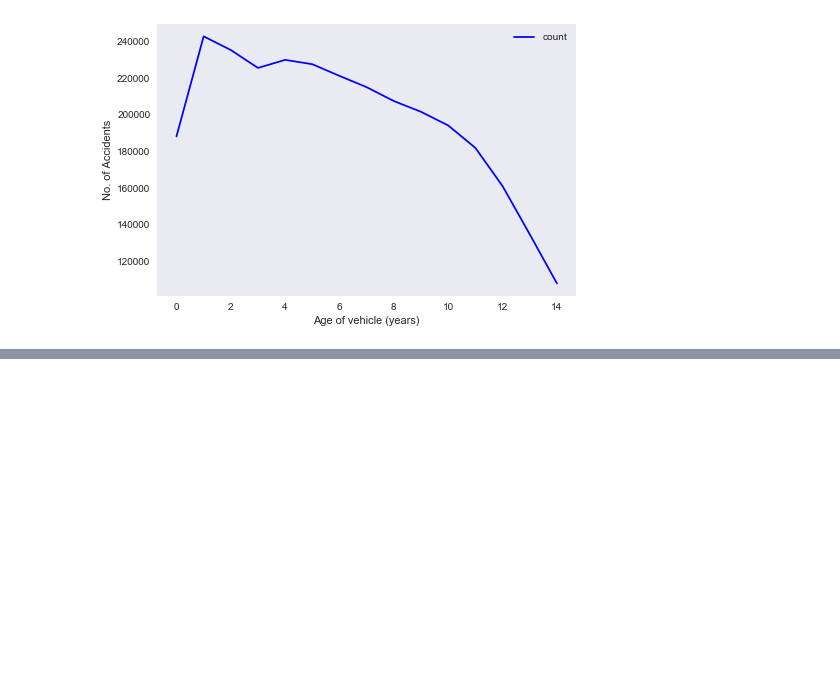
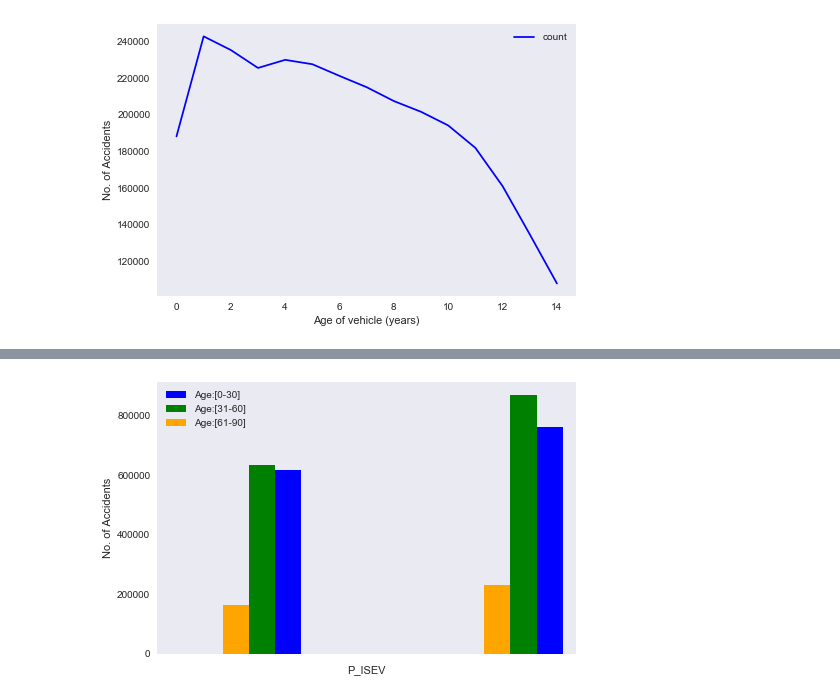
Before and after one commit to SinghGursimran/Analysis-of-Car-Accidents-in-Canada-using-PySpark, a Jupyter notebook: Analysis.ipynb, the cells around one changed output, grey strips where cells are left out. Cells and saved outputs as stored; diff of their text form; code cells hidden in the pictures; blank space fills up the shorter version.

```diff
--- a/Analysis.ipynb
+++ b/Analysis.ipynb
@@ -847,0 +923,12 @@ plot_collisions_count_vht.grid(axis='both')
+# %%
+collisions_count_age_medical = df.select(chunk(col("P_AGE")).alias("Age"), "P_ISEV").filter(col("P_ISEV") != 3).groupBy("Age","P_ISEV").count().sort("P_ISEV")
+
+collisions_count_age_medical.withColumn("Age", collisions_count_age_medical["Age"].cast(IntegerType())).show(5,False)
+
+collisions_count_age_medical_t1 = collisions_count_age_medical.filter(col("Age") == 0)
+collisions_count_age_medical_t2 = collisions_count_age_medical.filter(col("Age") == 1)
+collisions_count_age_medical_t3 = collisions_count_age_medical.filter(col("Age") == 2)
+
+collisions_count_age_medical_t1.show(5,False)
+collisions_count_age_medical_t2.show(5,False)
+collisions_count_age_medical_t3.show(5,False)
@@ -847,0 +953,17 @@ plot_collisions_count_vht.grid(axis='both')
+# %%
+collisions_count_age_medical_t1_pd = collisions_count_age_medical_t1.toPandas()
+collisions_count_age_medical_t2_pd = collisions_count_age_medical_t2.toPandas()
+collisions_count_age_medical_t3_pd = collisions_count_age_medical_t3.toPandas()
+# %%
+sns.set()
+width = 0.1
+plot_collisions_count_medical_t1 = collisions_count_age_medical_t1_pd.plot.bar( figsize=(7.5,5) ,  position = 0, label = "Age:[0-30]", x="P_ISEV",y="count",width = width, color='blue')
+plot_collisions_count_medical_t2 = collisions_count_age_medical_t2_pd.plot.bar( ax = plot_collisions_count_medical_t1, position = 1, figsize=(7.5,5) ,  label = "Age:[31-60]", x="P_ISEV",y="count",width = width, color='green')
+plot_collisions_count_medical_t3 = collisions_count_age_medical_t3_pd.plot.bar( ax = plot_collisions_count_medical_t1, position = 2, figsize=(7.5,5) ,  label = "Age:[61-90]", x="P_ISEV",y="count",width = width, color='orange')
+
+plot_collisions_count_medical_t1.set_xticklabels(["No Medical Help","Medical Help"], ha='right',rotation = 0)
+
+plot_collisions_count_medical_t1.set_ylabel('No. of Accidents')
+plot_collisions_count_medical_t1.grid(axis='both')
+# %% [output]
+[figure, added]
```
Also changed, not shown: parts of 22 cells of this notebook.
